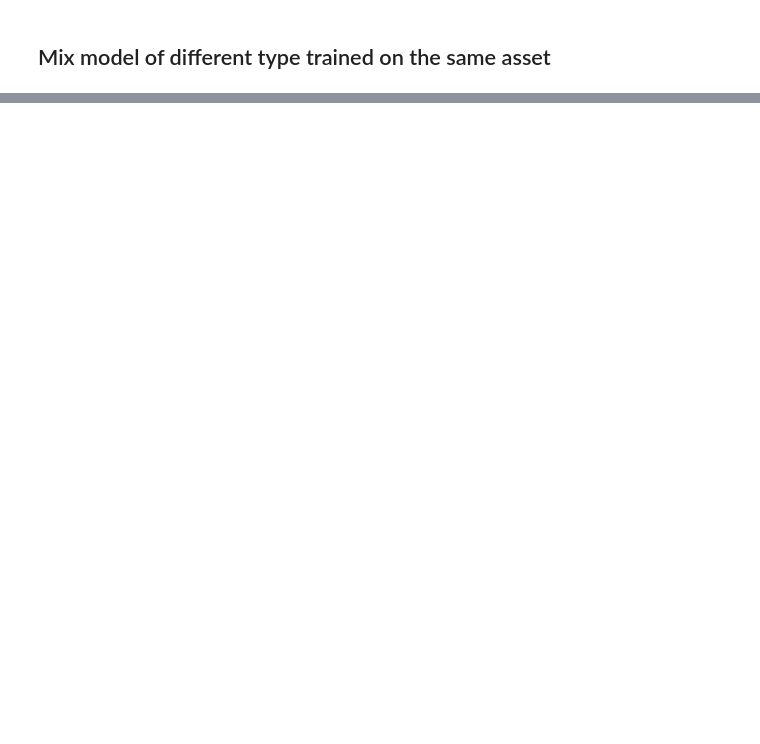
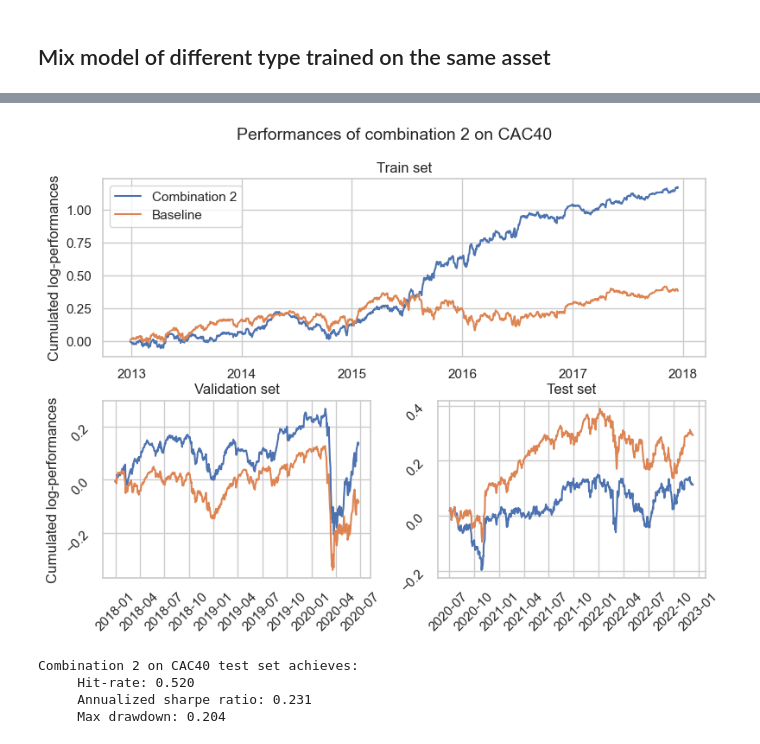
Before and after one commit to CS-433/ml-project-2-bogota, a Jupyter notebook: notebooks/experiments.ipynb, the cells around one changed output, grey strips where cells are left out. Cells and saved outputs as stored; diff of their text form; code cells hidden in the pictures; blank space fills up the shorter version.

```diff
--- a/notebooks/experiments.ipynb
+++ b/notebooks/experiments.ipynb
@@ -131,0 +192,66 @@ RuntimeError: The size of tensor a (4) must match the size of tensor b (920) at
+# %%
+asset_type='stock_market_index'
+
+if asset_type == 'cryptos':
+    dataset = 'BTC-USD'
+if asset_type == 'commodities':
+    dataset = 'LBMA-GOLD'
+if asset_type == 'stock_market_index':
+    dataset = 'CAC40'
+
+train_lags, train_target, train_dates = load_processed_data(dataset, partition='train')
+val_lags, val_target, val_dates = load_processed_data(dataset, partition='val')
+test_lags, test_target, test_dates = load_processed_data(dataset, partition='test')
+
+# Define number of periods per year to compute performance metrics:
+if dataset in ['BTC-USD', 'ETH-USD', 'XRP-USD']:
+    n_periods = 365
+else:
+    n_periods = 252
+
+mixed_model = MixedBestEnsemble(train_lags, train_target, asset_type=asset_type, mode='median')
+
+# Plot cumulative sum of model's log-returns:
+fig = plt.figure(figsize=(9, 6))
+fig.suptitle('Performances of {} on {}'.format('combination 2', dataset), fontsize=14)
+plt.subplots_adjust(wspace= 0.25, hspace= 0.25)
+
+sub1 = fig.add_subplot(2,2,(1,2))
+mixed_model.test(train_lags, train_target, n_periods)
+sub1.plot(train_dates, np.cumsum(mixed_model.log_returns))
+sub1.plot(train_dates, np.cumsum(train_target.to('cpu')))
+sub1.grid(True)
+sub1.set_ylabel('Cumulated log-performances')
+sub1.set_title('Train set')
+sub1.legend(['Combination 2', 'Baseline'], loc="upper left")
+
+sub2 = fig.add_subplot(2,2,3)
+mixed_model.test(val_lags, val_target, n_periods)
+sub2.plot(val_dates, np.cumsum(mixed_model.log_returns))
+sub2.plot(val_dates, np.cumsum(val_target).to('cpu'))
+sub2.tick_params(labelrotation=45)
+sub2.grid(True)
+sub2.set_ylabel('Cumulated log-performances')
+sub2.set_title('Validation set')
+
+sub3 = fig.add_subplot(2,2,4)
+mixed_model.test(test_lags, test_target, n_periods)
+sub3.plot(test_dates, np.cumsum(mixed_model.log_returns))
+sub3.plot(test_dates, np.cumsum(test_target.to('cpu')))
+sub3.tick_params(labelrotation=45)
+sub3.grid(True)
+sub3.set_title('Test set')
+
+plt.show()
+
+# Print trading performances on the test set:
+print('Combination 2 on {} test set achieves:'.format(dataset))
+print('     Hit-rate: {:.3f}'.format(mixed_model.hit_rate))
+print('     Annualized sharpe ratio: {:.3f}'.format(mixed_model.sharpe))
+print('     Max drawdown: {:.3f}'.format(mixed_model.max_dd))
+# %% [output]
+[figure, added]
+Combination 2 on CAC40 test set achieves:
+     Hit-rate: 0.520
+     Annualized sharpe ratio: 0.231
+     Max drawdown: 0.204
```
Also changed, not shown: parts of 6 cells of this notebook, 2 other files.
